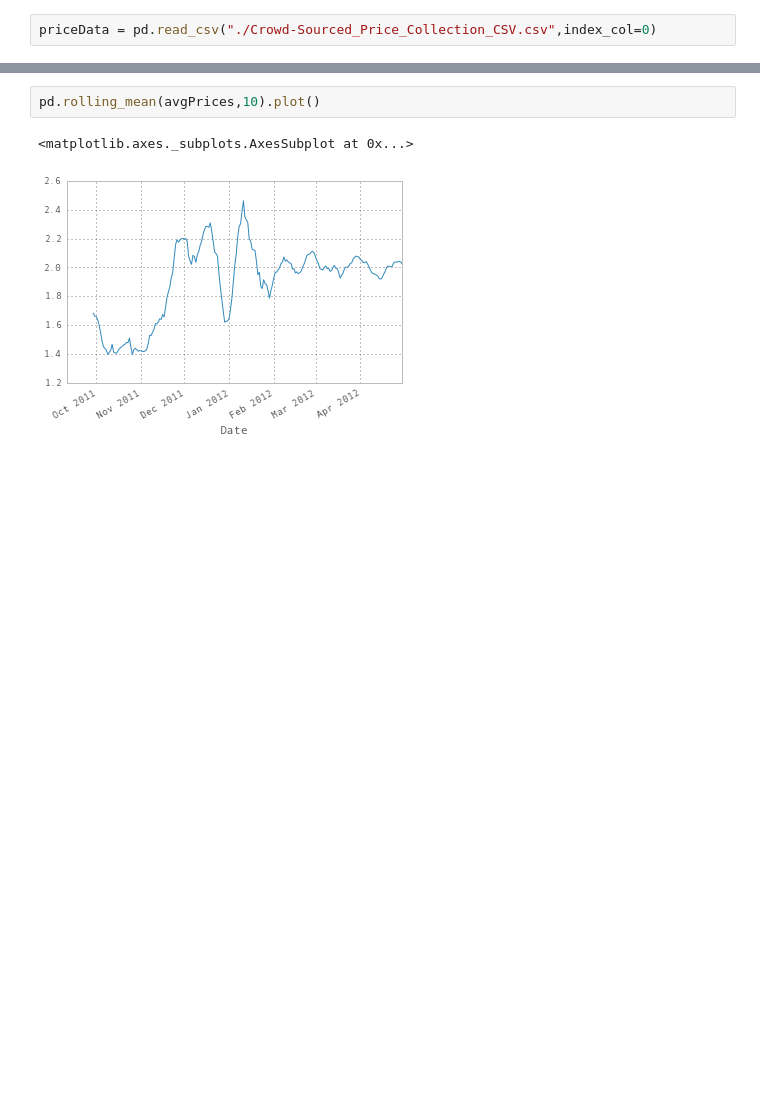
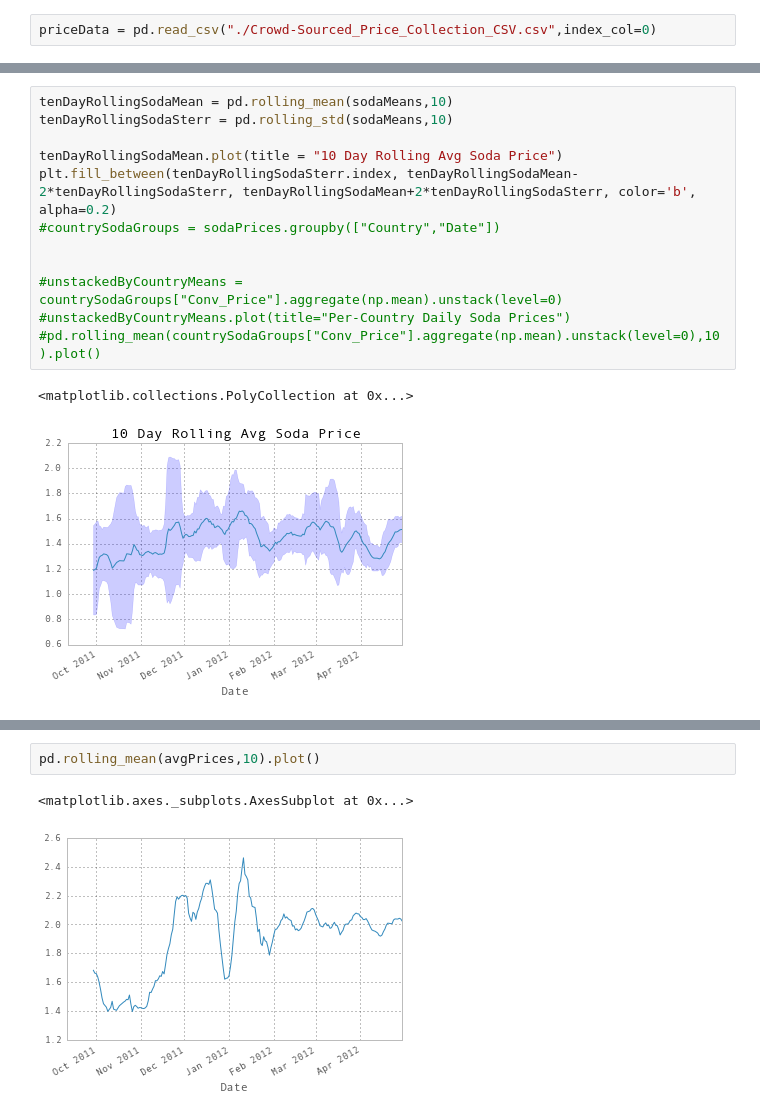
Before and after one commit to learn-co-students/intro-datascience-workshop-dumbo-web-080519, a Jupyter notebook: day2/Lesson 3 - Working with timeseries and learning to plot along the way.ipynb, the cells around one changed output, grey strips where cells are left out. Drawn from its saved outputs; the diff is of its cells as text; blank space fills up the shorter version.

```diff
--- a/day2/Lesson 3 - Working with timeseries and learning to plot along the way.ipynb
+++ b/day2/Lesson 3 - Working with timeseries and learning to plot along the way.ipynb
@@ -72 +309,16 @@ priceData["Date"] = pd.to_datetime(priceData["Obs_Date_(yyyy-MM-dd)"],format="%Y
+# %%
+tenDayRollingSodaMean = pd.rolling_mean(sodaMeans,10)
+tenDayRollingSodaSterr = pd.rolling_std(sodaMeans,10)
+
+tenDayRollingSodaMean.plot(title = "10 Day Rolling Avg Soda Price")
+plt.fill_between(tenDayRollingSodaSterr.index, tenDayRollingSodaMean-2*tenDayRollingSodaSterr, tenDayRollingSodaMean+2*tenDayRollingSodaSterr, color='b', alpha=0.2)
+#countrySodaGroups = sodaPrices.groupby(["Country","Date"])
+
+
+#unstackedByCountryMeans = countrySodaGroups["Conv_Price"].aggregate(np.mean).unstack(level=0)
+#unstackedByCountryMeans.plot(title="Per-Country Daily Soda Prices")
+#pd.rolling_mean(countrySodaGroups["Conv_Price"].aggregate(np.mean).unstack(level=0),10).plot()
+# %% [output]
+<matplotlib.collections.PolyCollection at 0x...>
+[figure, added]
 # %%
```
Also changed, not shown: parts of 27 cells of this notebook.
